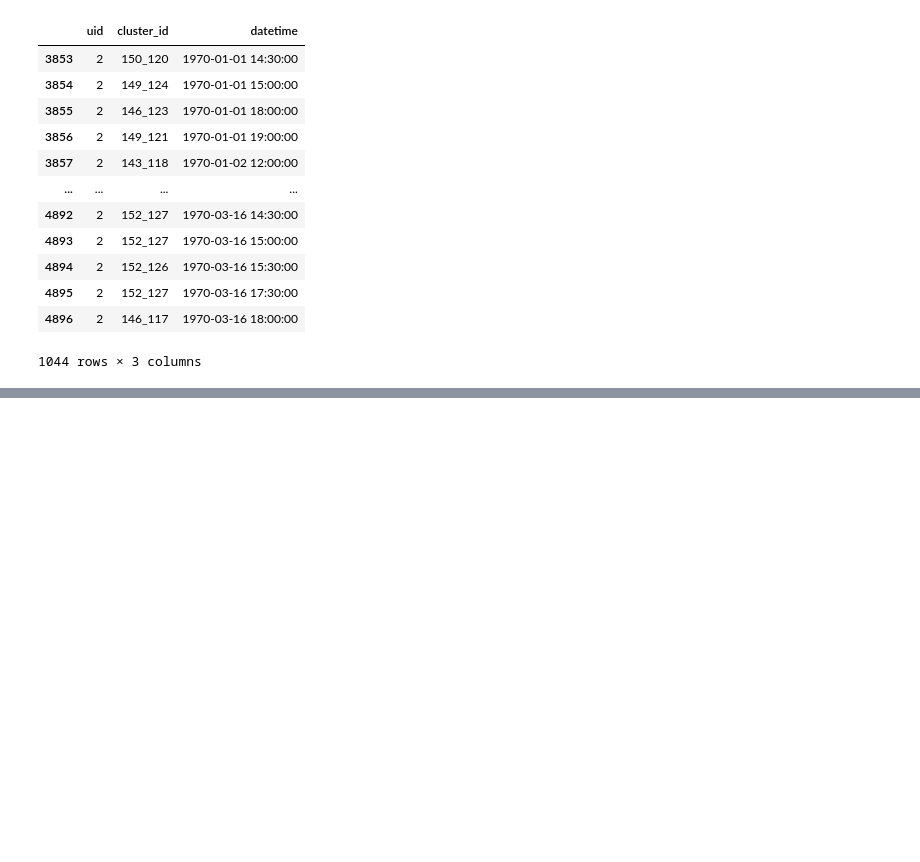
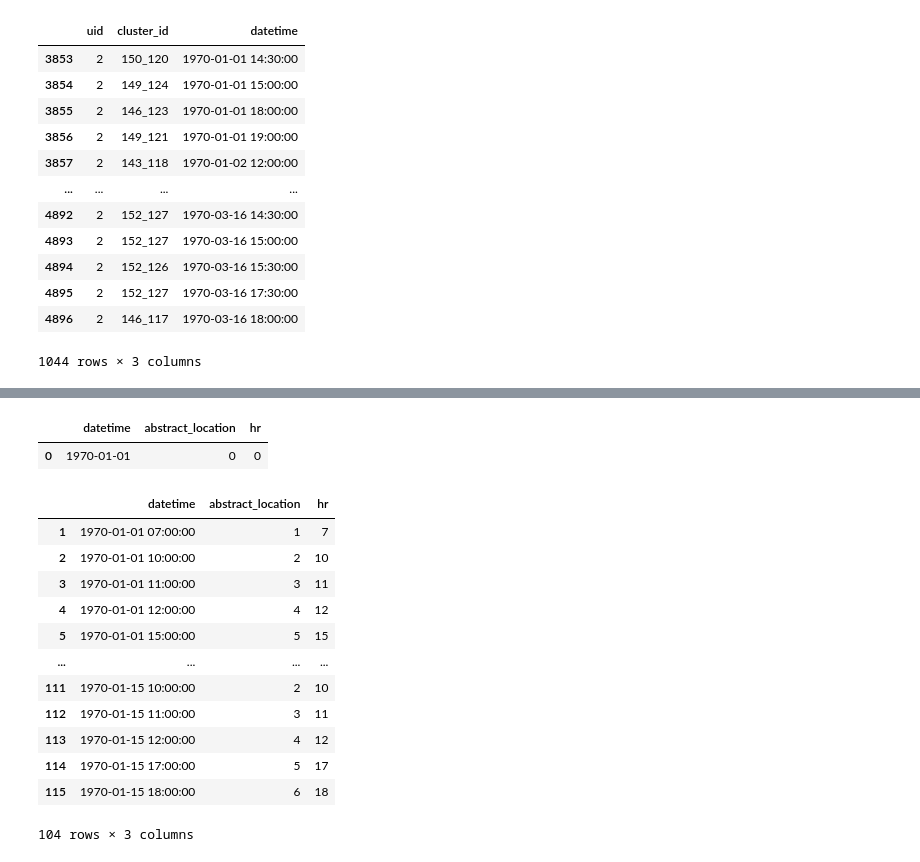
Before and after one commit to caoalbert/humob, a Jupyter notebook: stay_distribution.ipynb, the cells around one changed output, grey strips where cells are left out. Cells and saved outputs as stored; diff of their text form; code cells hidden in the pictures; blank space fills up the shorter version.

```diff
--- a/stay_distribution.ipynb
+++ b/stay_distribution.ipynb
@@ -116,0 +108,25 @@ mdg._create_time_series(traj_df, lid='cluster_id')
+# %%
+result = mdg.generate(15*24, start_date = dt.datetime(year=1970, month=1, day=1, hour=0, minute=0, second=0))
+# %%
+result['hr'] = result['datetime'].apply(lambda x: x.hour)
+# %%
+result[(result['hr'] < 7)]
+# %% [output]
+|  | datetime | abstract_location | hr |
+| 0 | 1970-01-01 | 0 | 0 |
+# %%
+result[(result['hr'] >= 7) & (result['hr'] < 19)]
+# %% [output]
+|  | datetime | abstract_location | hr |
+| 1 | 1970-01-01 07:00:00 | 1 | 7 |
+| 2 | 1970-01-01 10:00:00 | 2 | 10 |
+| 3 | 1970-01-01 11:00:00 | 3 | 11 |
+| 4 | 1970-01-01 12:00:00 | 4 | 12 |
+| 5 | 1970-01-01 15:00:00 | 5 | 15 |
+| ... | ... | ... | ... |
+| 111 | 1970-01-15 10:00:00 | 2 | 10 |
+| 112 | 1970-01-15 11:00:00 | 3 | 11 |
+| 113 | 1970-01-15 12:00:00 | 4 | 12 |
+| 114 | 1970-01-15 17:00:00 | 5 | 17 |
+| 115 | 1970-01-15 18:00:00 | 6 | 18 |
+104 rows × 3 columns
```
Also changed, not shown: parts of 4 cells of this notebook, 1 other file.
